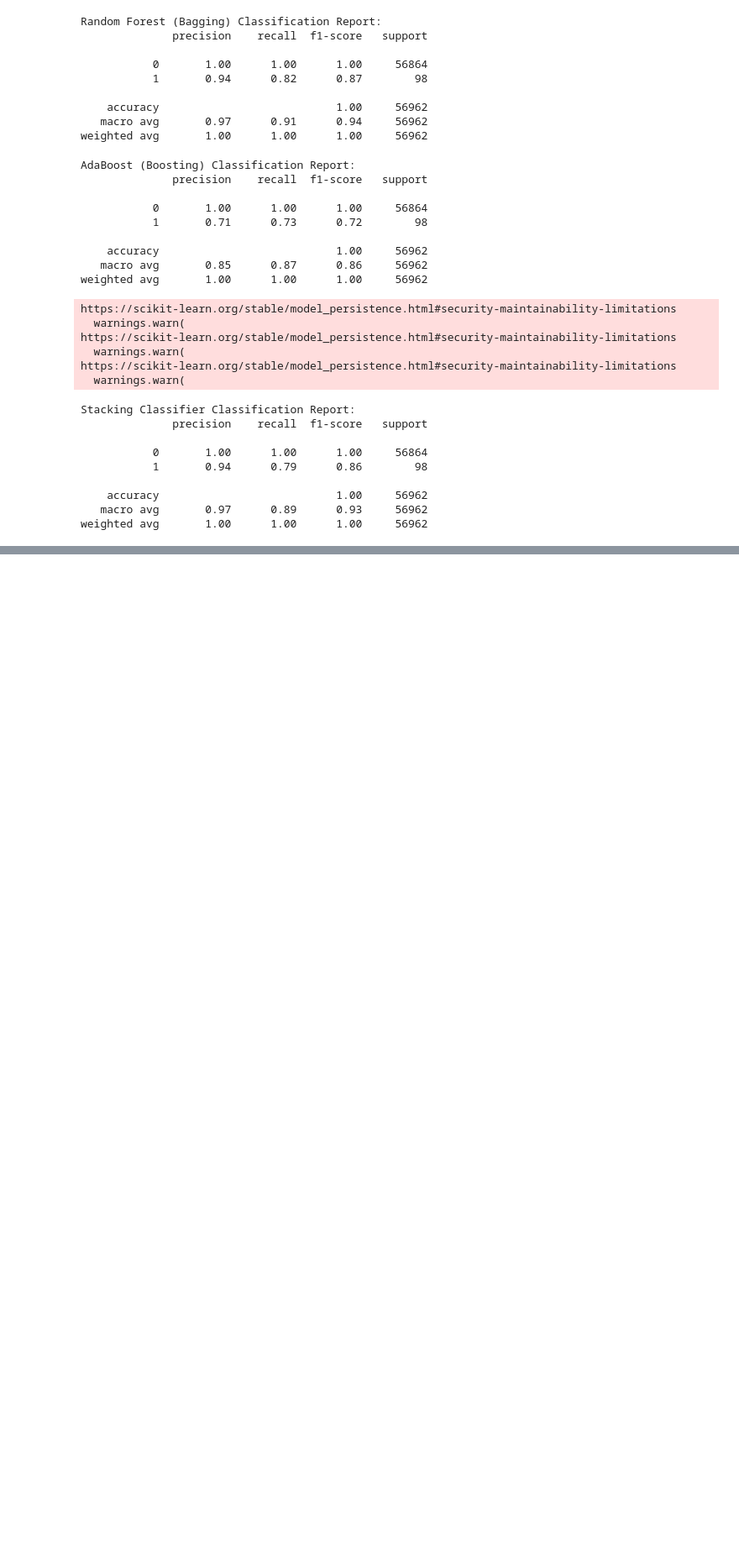
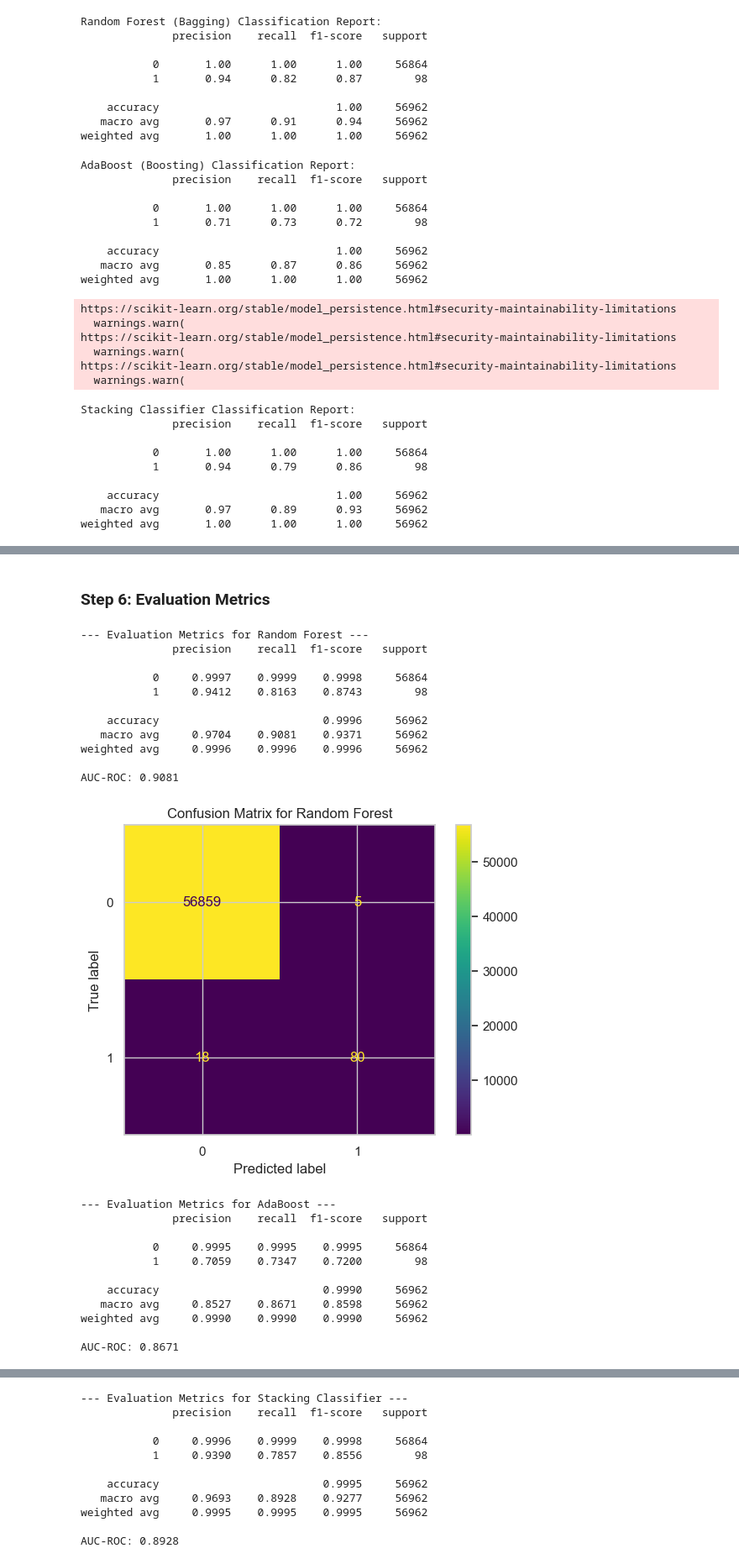
Before and after one commit to nafisalawalidris/Advanced-Fraud-Detection-with-Anomaly-Detection, a Jupyter notebook: advanced_fraud_detection.ipynb, the cells around one changed output, grey strips where cells are left out. Shown: that part at 84% size. Cells and saved outputs as stored; diff of their text form; code cells hidden in the pictures; blank space fills up the shorter version.

```diff
--- a/advanced_fraud_detection.ipynb
+++ b/advanced_fraud_detection.ipynb
@@ -649,0 +666,49 @@ weighted avg       1.00      1.00      1.00     56962
+# %% [markdown]
+### **Step 6: Evaluation Metrics**
+# %%
+# -------------------------- Evaluation Metrics --------------------------
+
+from sklearn.metrics import classification_report, roc_auc_score, roc_curve, ConfusionMatrixDisplay
+
+# Function to evaluate and display metrics
+def evaluate_model(y_true, y_pred, model_name):
+    print(f"\n--- Evaluation Metrics for {model_name} ---")
+    print(classification_report(y_true, y_pred, digits=4))
+    auc_score = roc_auc_score(y_true, y_pred)
+    print(f"AUC-ROC: {auc_score:.4f}")
+    ConfusionMatrixDisplay.from_predictions(y_true, y_pred)
+    plt.title(f'Confusion Matrix for {model_name}')
+    plt.show()
+
+# Random Forest Evaluation
+evaluate_model(y_test, y_pred_rf, "Random Forest")
+
+# AdaBoost Evaluation
+evaluate_model(y_test, y_pred_ab, "AdaBoost")
+
+# Stacking Classifier Evaluation
+evaluate_model(y_test, y_pred_stack, "Stacking Classifier")
+# %% [output]
+--- Evaluation Metrics for Random Forest ---
+              precision    recall  f1-score   support
+
+           0     0.9997    0.9999    0.9998     56864
+           1     0.9412    0.8163    0.8743        98
+
+    accuracy                         0.9996     56962
+   macro avg     0.9704    0.9081    0.9371     56962
+weighted avg     0.9996    0.9996    0.9996     56962
+
+AUC-ROC: 0.9081
+[figure, added]
+--- Evaluation Metrics for AdaBoost ---
+              precision    recall  f1-score   support
+
+           0     0.9995    0.9995    0.9995     56864
+           1     0.7059    0.7347    0.7200        98
+
+    accuracy                         0.9990     56962
+   macro avg     0.8527    0.8671    0.8598     56962
+weighted avg     0.9990    0.9990    0.9990     56962
+
+AUC-ROC: 0.8671
@@ -649,0 +716,11 @@ weighted avg       1.00      1.00      1.00     56962
+--- Evaluation Metrics for Stacking Classifier ---
+              precision    recall  f1-score   support
+
+           0     0.9996    0.9999    0.9998     56864
+           1     0.9390    0.7857    0.8556        98
+
+    accuracy                         0.9995     56962
+   macro avg     0.9693    0.8928    0.9277     56962
+weighted avg     0.9995    0.9995    0.9995     56962
+
+AUC-ROC: 0.8928
```
Also changed, not shown: parts of 3 cells of this notebook.
